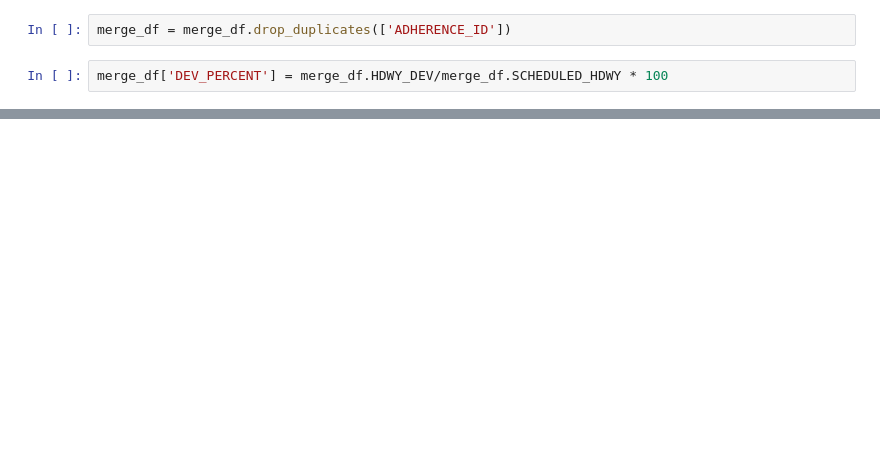
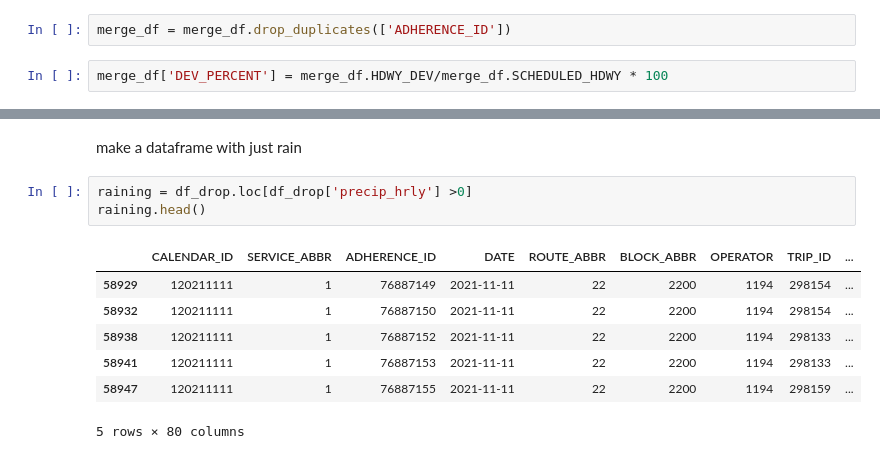
Before and after one commit to NSS-Data-Analytics-Cohort-7/wego-grumpy-concat, a Jupyter notebook: Notebooks/rwpartner_project_e.ipynb, the cells around one changed output, grey strips where cells are left out. Saved outputs shown, nothing was run; the diff lists cells and outputs as text; blank space fills up the shorter version.

```diff
--- a/Notebooks/rwpartner_project_e.ipynb
+++ b/Notebooks/rwpartner_project_e.ipynb
@@ -103,0 +72,13 @@ Name: BUNCH_GAP, dtype: float64
+# %% [markdown]
+make a dataframe with just rain
+# %%
+raining = df_drop.loc[df_drop['precip_hrly'] >0]
+raining.head()
+# %% [output]
+|  | CALENDAR_ID | SERVICE_ABBR | ADHERENCE_ID | DATE | ROUTE_ABBR | BLOCK_ABBR | OPERATOR | TRIP_ID | ... |
+| 58929 | 120211111 | 1 | 76887149 | 2021-11-11 | 22 | 2200 | 1194 | 298154 | ... |
+| 58932 | 120211111 | 1 | 76887150 | 2021-11-11 | 22 | 2200 | 1194 | 298154 | ... |
+| 58938 | 120211111 | 1 | 76887152 | 2021-11-11 | 22 | 2200 | 1194 | 298133 | ... |
+| 58941 | 120211111 | 1 | 76887153 | 2021-11-11 | 22 | 2200 | 1194 | 298133 | ... |
+| 58947 | 120211111 | 1 | 76887155 | 2021-11-11 | 22 | 2200 | 1194 | 298159 | ... |
+5 rows × 80 columns
```
Also changed, not shown: parts of 44 cells of this notebook.
